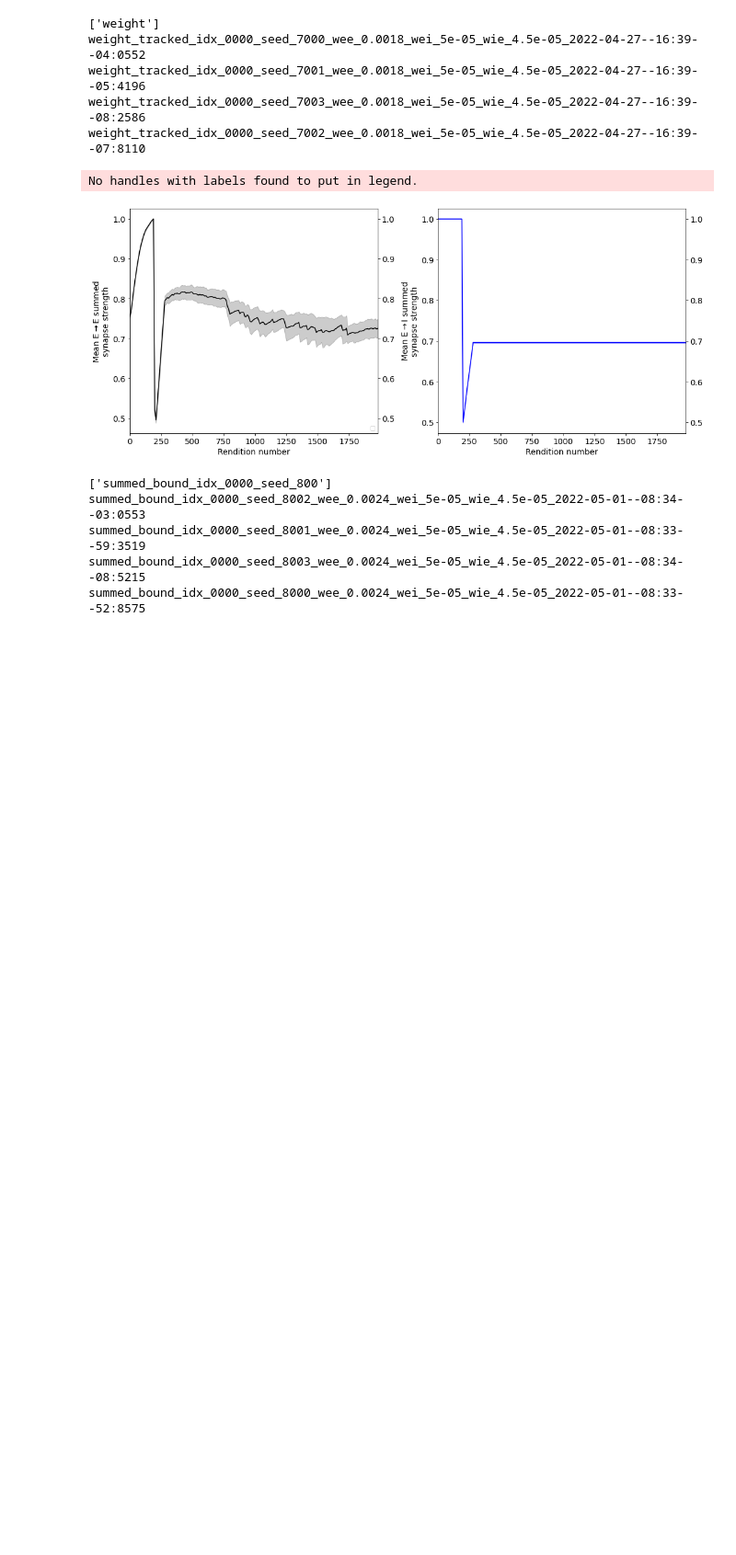
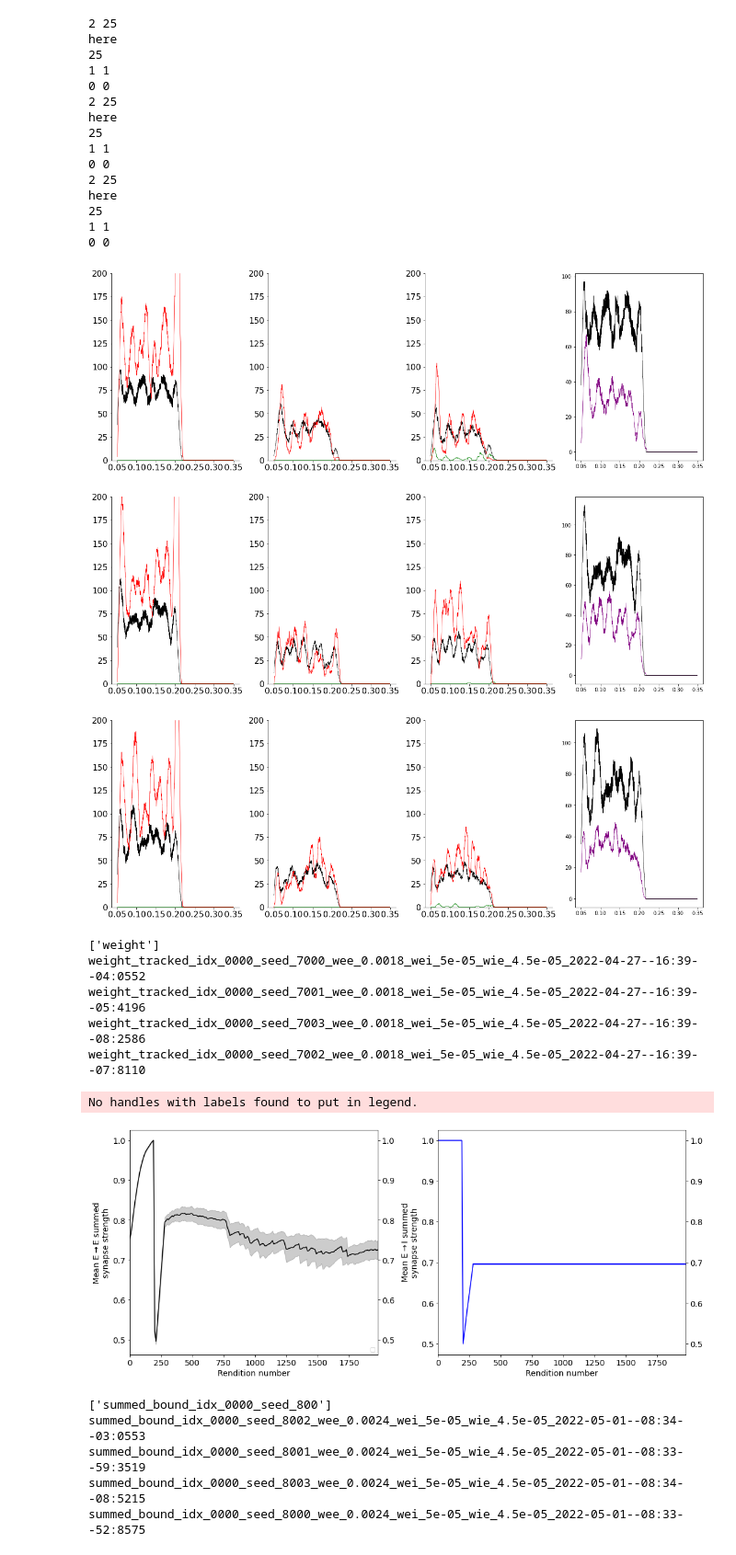
Before and after one commit to davidgbe/synfire_chain_growth, a Jupyter notebook: resilience_project_22_04_13/neurogenesis_+_heterosynaptic_comp_22_04_13/firing_rate_bound_neurogenesis_22_04_20/nb.ipynb, the cells around one changed output. Shown: that part at 92% size. Cells and saved outputs as stored; diff of their text form; code cells hidden in the pictures; blank space fills up the shorter version.

```diff
--- a/resilience_project_22_04_13/neurogenesis_+_heterosynaptic_comp_22_04_13/firing_rate_bound_neurogenesis_22_04_20/nb.ipynb
+++ b/resilience_project_22_04_13/neurogenesis_+_heterosynaptic_comp_22_04_13/firing_rate_bound_neurogenesis_22_04_20/nb.ipynb
@@ -313,3 +378,25 @@ summed_bound_idx_0000_seed_8003_wee_0.0024_wei_5e-05_wie_4.5e-05_2022-05-01--08:
+# %%
+make_total_activity_graphs(['summed_bound_idx_0000_seed_1100'],
+                           timepoints=[0, 1, 25])
+# %% [output]
+2 25
+here
+25
+1 1
+0 0
+2 25
+here
+25
+1 1
+0 0
+2 25
+here
+25
+1 1
+0 0
+[figure, added]
+[figure, added]
+[figure, added]
 # %%
 
 def make_figure_2_plot(names, labels, condition_colors, n_exc=450, file_name_ext='', ylim1=None, ylim2=None,
```
Also changed, not shown: parts of 4 cells of this notebook, 2 other files.
